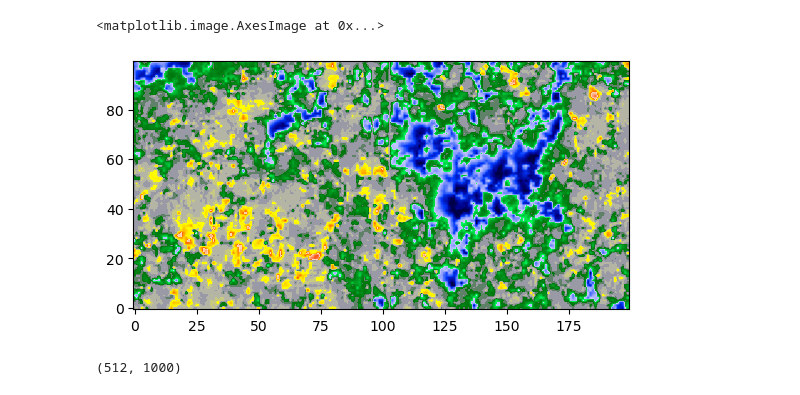
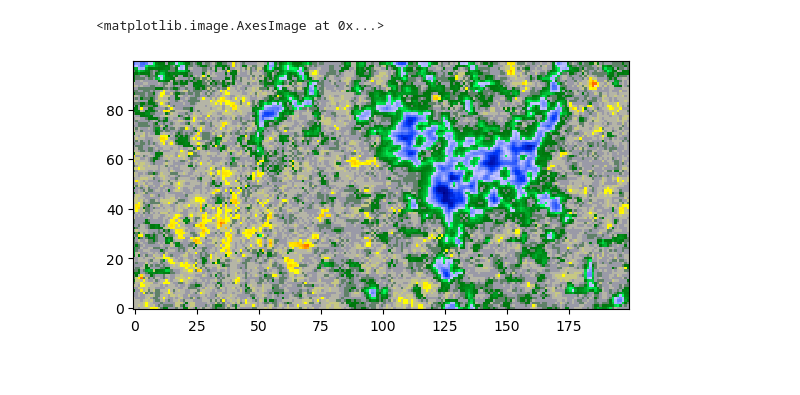
Before and after one commit to yjzhu-solar/EIS_DKIST_SolO, a Jupyter notebook: ipynb/hmi/sot_hmi_sift_1024.ipynb, the cells around one changed output. Cells and saved outputs as stored; diff of their text form; code cells hidden in the pictures.

```diff
--- a/ipynb/hmi/sot_hmi_sift_1024.ipynb
+++ b/ipynb/hmi/sot_hmi_sift_1024.ipynb
@@ -85,0 +191,19 @@ For frame 'heliographic_carrington' the following metadata is missing: dsun_obs,
+# %%
+with propagate_with_solar_surface():
+    hmi_ss_to_sotsp_map = hmi_ss_map.reproject_to(sotsp_br_map.wcs)
+# %%
+def calc_shift(map_ref, map_move):
+    shift, error, diffphase = phase_cross_correlation(map_ref.data, map_move.data, upsample_factor=10,
+                                                      reference_mask=~np.isnan(map_ref.data),
+                                                      moving_mask=~np.isnan(map_move.data),)
+    ref_coord = map_ref.wcs.pixel_to_world(0,0)
+    move_coord = map_move.wcs.pixel_to_world(shift[1], shift[0])
+
+    shift_x = move_coord.Tx - ref_coord.Tx
+    shift_y = move_coord.Ty - ref_coord.Ty
+
+    return shift_x, shift_y
+# %%
+shift_x_sotsp, shift_y_sotsp = calc_shift(hmi_ss_to_sotsp_map, sotsp_br_map)
+# %%
+sotsp_br_map_shifted = sotsp_br_map.shift_reference_coord(shift_x_sotsp, shift_y_sotsp)
@@ -86,9 +219,6 @@ For frame 'heliographic_carrington' the following metadata is missing: dsun_obs,
 # %%
-plt.imshow(sotsp_btot_map.data[250:350, 400:600], cmap="hmimag", norm=plt.Normalize(-1500, 1500), origin="lower")
+plt.imshow(sotsp_br_map_shifted.data[250:350, 400:600], cmap="hmimag", norm=plt.Normalize(-1500, 1500), origin="lower",
+           interpolation="none")
 # %% [output]
 <matplotlib.image.AxesImage at 0x...>
-[figure, old version]
+[figure, new version]
-# %%
-sotsp_btot_map.data.shape
-# %% [output]
-(512, 1000)
```
Also changed, not shown: parts of 33 cells of this notebook, 10 other files.
